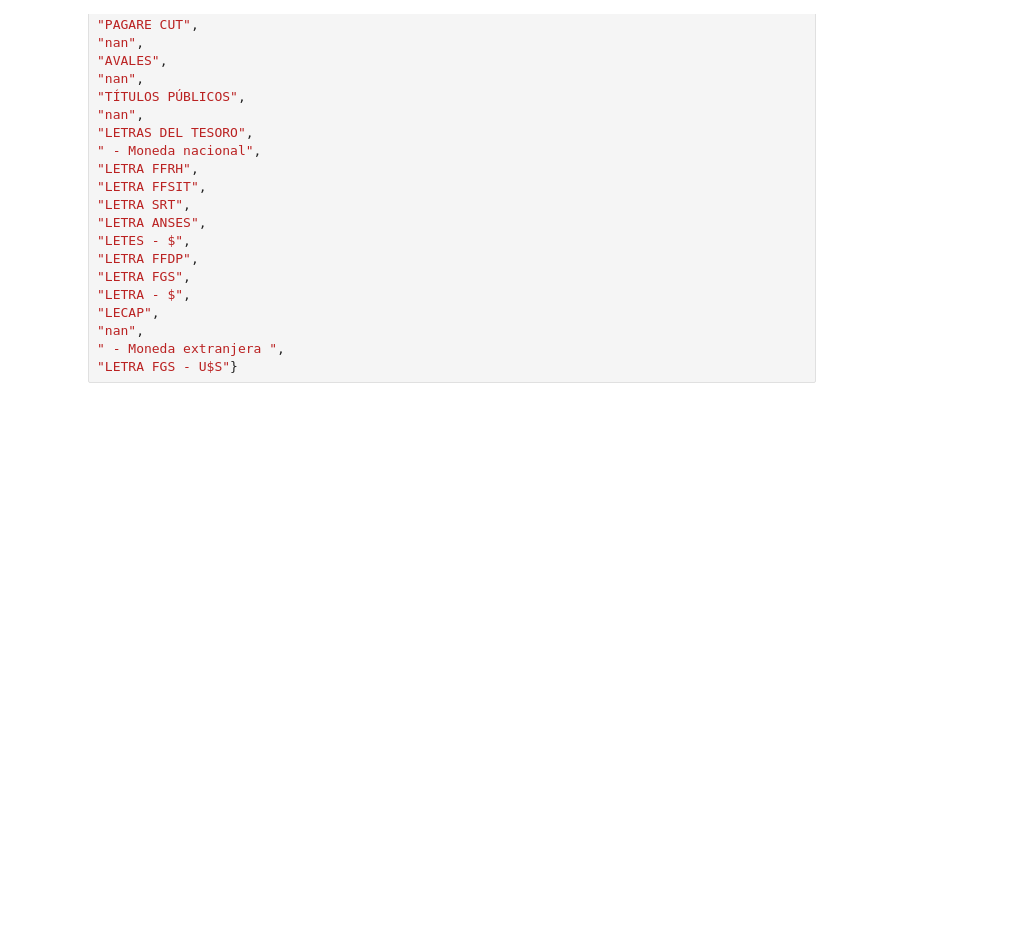
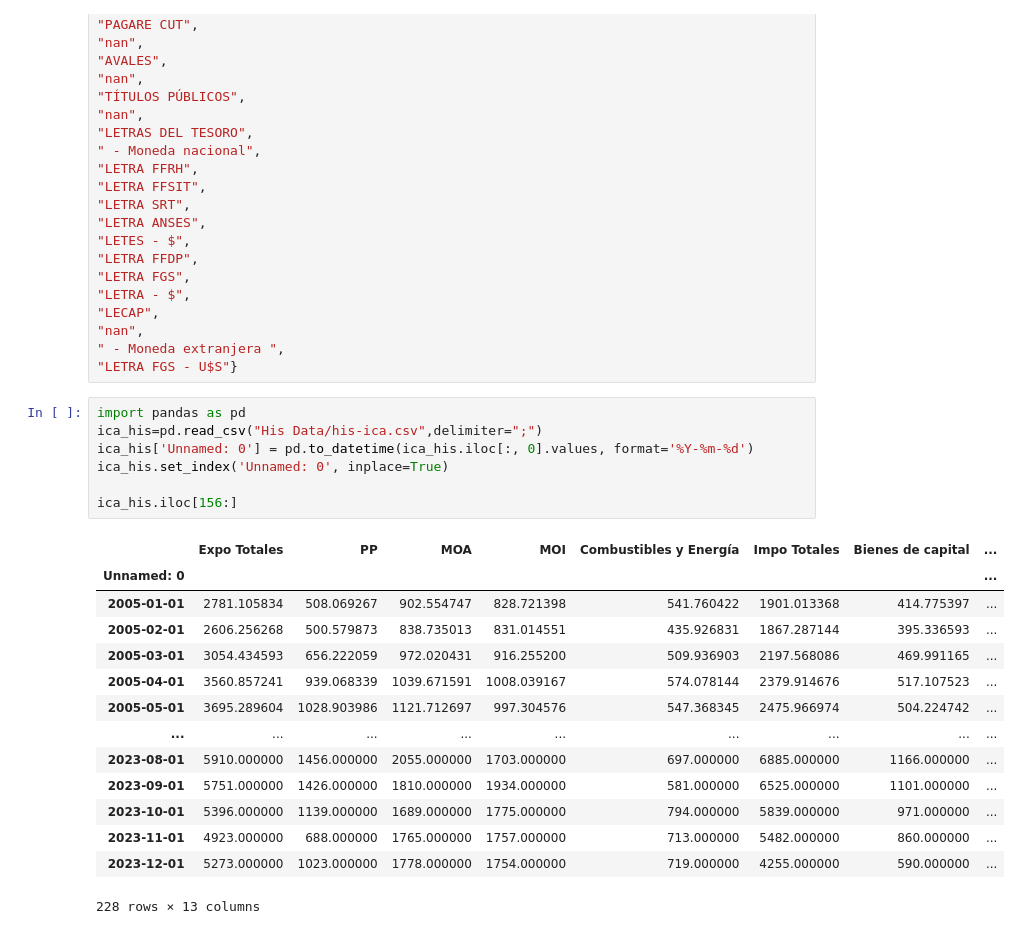
Before and after one commit to FedericoBohl/DatArg-2.0, a Jupyter notebook: __Test__.ipynb, the cells around one changed output. Drawn from its saved outputs; the diff is of its cells as text; blank space fills up the shorter version.

```diff
--- a/__Test__.ipynb
+++ b/__Test__.ipynb
@@ -1087,3 +1087,25 @@ nuevas_col={"A- DEUDA BRUTA ( I + II  + III)":'Total Deuda',
 "nan",
 " - Moneda extranjera ",
 "LETRA FGS - U$S"}
+# %%
+import pandas as pd
+ica_his=pd.read_csv("His Data/his-ica.csv",delimiter=";")
+ica_his['Unnamed: 0'] = pd.to_datetime(ica_his.iloc[:, 0].values, format='%Y-%m-%d')
+ica_his.set_index('Unnamed: 0', inplace=True)
+
+ica_his.iloc[156:]
+# %% [output]
+|  | Expo Totales | PP | MOA | MOI | Combustibles y Energía | Impo Totales | Bienes de capital | ... |
+| Unnamed: 0 |  |  |  |  |  |  |  | ... |
+| 2005-01-01 | 2781.105834 | 508.069267 | 902.554747 | 828.721398 | 541.760422 | 1901.013368 | 414.775397 | ... |
+| 2005-02-01 | 2606.256268 | 500.579873 | 838.735013 | 831.014551 | 435.926831 | 1867.287144 | 395.336593 | ... |
+| 2005-03-01 | 3054.434593 | 656.222059 | 972.020431 | 916.255200 | 509.936903 | 2197.568086 | 469.991165 | ... |
+| 2005-04-01 | 3560.857241 | 939.068339 | 1039.671591 | 1008.039167 | 574.078144 | 2379.914676 | 517.107523 | ... |
+| 2005-05-01 | 3695.289604 | 1028.903986 | 1121.712697 | 997.304576 | 547.368345 | 2475.966974 | 504.224742 | ... |
+| ... | ... | ... | ... | ... | ... | ... | ... | ... |
+| 2023-08-01 | 5910.000000 | 1456.000000 | 2055.000000 | 1703.000000 | 697.000000 | 6885.000000 | 1166.000000 | ... |
+| 2023-09-01 | 5751.000000 | 1426.000000 | 1810.000000 | 1934.000000 | 581.000000 | 6525.000000 | 1101.000000 | ... |
+| 2023-10-01 | 5396.000000 | 1139.000000 | 1689.000000 | 1775.000000 | 794.000000 | 5839.000000 | 971.000000 | ... |
+| 2023-11-01 | 4923.000000 | 688.000000 | 1765.000000 | 1757.000000 | 713.000000 | 5482.000000 | 860.000000 | ... |
+| 2023-12-01 | 5273.000000 | 1023.000000 | 1778.000000 | 1754.000000 | 719.000000 | 4255.000000 | 590.000000 | ... |
+228 rows × 13 columns
```
Also changed, not shown: parts of 1 cell of this notebook, 3 other files.
